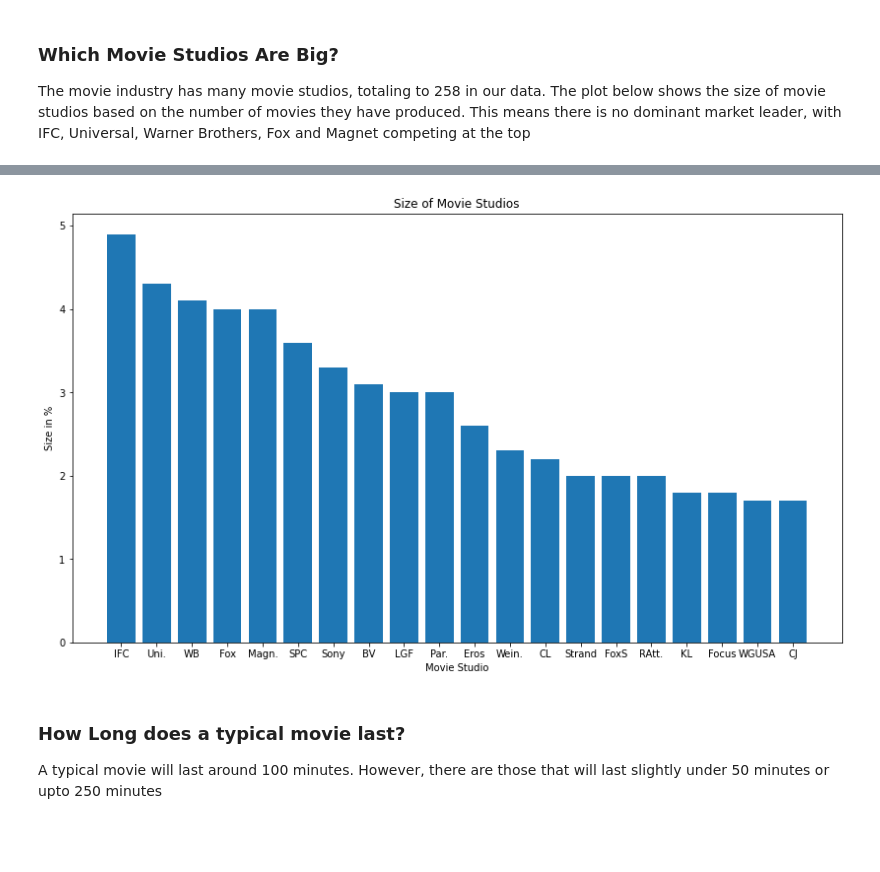
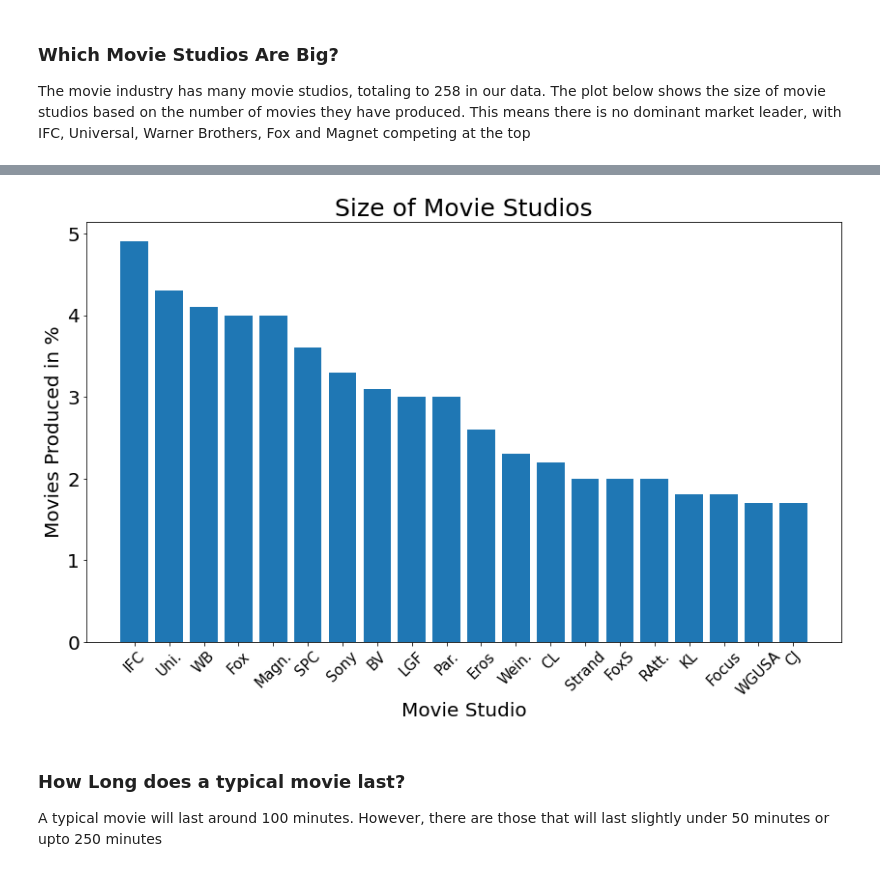
Before and after one commit to paddyokore/sql-reforestration, a Jupyter notebook: box-office_analysis_report.ipynb, the cells around one changed output, grey strips where cells are left out. Drawn from its saved outputs; the diff is of its cells as text; code cells hidden in the pictures; blank space fills up the shorter version.

```diff
--- a/box-office_analysis_report.ipynb
+++ b/box-office_analysis_report.ipynb
@@ -113,14 +123,16 @@ Name: studio, dtype: float64
 # %%
 y = list(s.values)
 x = list(s.index)
 
 plt.figure(figsize=(14, 8))
 plt.bar(x, y)
-plt.xlabel('Movie Studio')
-plt.ylabel('Movies Produced in %')
-plt.title('Size of Movie Studios');
+plt.xlabel('Movie Studio', fontsize=20)
+plt.xticks(fontsize=15, rotation = 45)
+plt.ylabel('Movies Produced in %', fontsize=20)
+plt.yticks(fontsize=20)
+plt.title('Size of Movie Studios', fontsize=25);
 # %% [output]
-[figure, old version]
+[figure, new version]
 # %% [markdown]
 ### How Long does a typical movie last?
 A typical movie will last around 100 minutes. However, there are those that will last slightly under 50 minutes or upto 250 minutes
```
Also changed, not shown: parts of 40 cells of this notebook.
